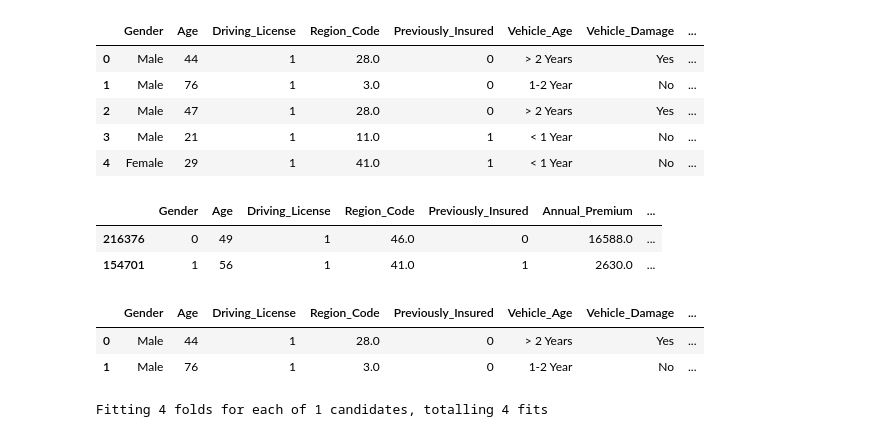
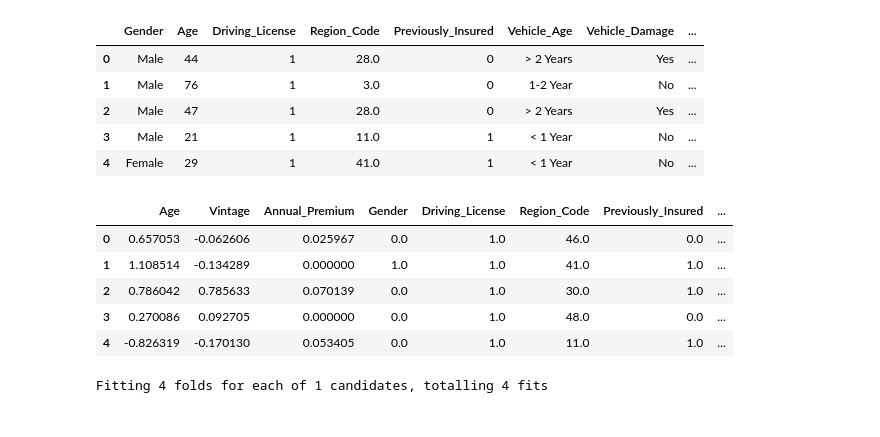
Before and after one commit to keshav-github-123/Vechile-Insurance, a Jupyter notebook: notebook/new.ipynb, the cells around one changed output. Saved outputs shown, nothing was run; the diff lists cells and outputs as text; code cells hidden in the pictures.

Commit message:
column transformer added

```diff
--- a/notebook/new.ipynb
+++ b/notebook/new.ipynb
@@ -22,57 +24,53 @@ df.head()
 # %%
 from sklearn.model_selection import train_test_split
 from sklearn.preprocessing import LabelEncoder, StandardScaler, MinMaxScaler, RobustScaler
 from sklearn.compose import ColumnTransformer
 
 train_target=df['Response']
 train=df.drop(['Response'], axis = 1)
 x_train,x_test,y_train,y_test = train_test_split(train,train_target, random_state = 0)
 
-# mapping 'Gender' col to (0, 1) values
+
 x_train['Gender'] = x_train['Gender'].map( {'Female': 0, 'Male': 1} ).astype(int)
 
 
-x_train=pd.get_dummies(x_train,drop_first=True)
+x_train=pd.get_dummies(x_train,drop_first=True, columns=["Vehicle_Age", "Vehicle_Damage"])
 x_train['Vehicle_Age_< 1 Year'] = x_train['Vehicle_Age_< 1 Year'].astype('int')
 x_train['Vehicle_Age_> 2 Years'] = x_train['Vehicle_Age_> 2 Years'].astype('int')
 x_train['Vehicle_Damage_Yes'] = x_train['Vehicle_Damage_Yes'].astype('int')
-
-
-num_feat = ['Age','Vintage']
-"""ss = StandardScaler()
-x_train[num_feat] = ss.fit_transform(x_train[num_feat])
-
-
-mm = MinMaxScaler()
-x_train[['Annual_Premium']] = mm.fit_transform(x_train[['Annual_Premium']])
-x_train.head(2)"""
-
 
 numeric_transformer = StandardScaler()
 min_max_scaler = MinMaxScaler()
 preprocessor = ColumnTransformer(
                 transformers=[
-                    ("StandardScaler", numeric_transformer, num_feat),
+                    ("StandardScaler", numeric_transformer, ['Age','Vintage']),
                     ("MinMaxScaler", min_max_scaler, ['Annual_Premium'])
                 ],
                 remainder='passthrough'  # Leaves other columns as they are
             )
 
 final_pipeline = Pipeline(steps=[("Preprocessor", preprocessor)])
 input_feature_train_arr = preprocessor.fit_transform(x_train)
+x_train = pd.DataFrame(input_feature_train_arr, columns=preprocessor.get_feature_names_out())
 
 
-x_train.head(2)
+x_train.columns = x_train.columns.str.replace('StandardScaler__', '', regex=False)
+x_train.columns = x_train.columns.str.replace('MinMaxScaler__', '', regex=False)
+x_train.columns = x_train.columns.str.replace('remainder__', '', regex=False)
+
+
+
+joblib.dump(final_pipeline, 'preprocessor_pipeline.pkl')
+
+
+x_train.head()
 # %% [output]
-|  | Gender | Age | Driving_License | Region_Code | Previously_Insured | Annual_Premium | ... |
-| 216376 | 0 | 49 | 1 | 46.0 | 0 | 16588.0 | ... |
-| 154701 | 1 | 56 | 1 | 41.0 | 1 | 2630.0 | ... |
+|  | Age | Vintage | Annual_Premium | Gender | Driving_License | Region_Code | Previously_Insured | ... |
+| 0 | 0.657053 | -0.062606 | 0.025967 | 0.0 | 1.0 | 46.0 | 0.0 | ... |
+| 1 | 1.108514 | -0.134289 | 0.000000 | 1.0 | 1.0 | 41.0 | 1.0 | ... |
+| 2 | 0.786042 | 0.785633 | 0.070139 | 0.0 | 1.0 | 30.0 | 1.0 | ... |
+| 3 | 0.270086 | 0.092705 | 0.000000 | 0.0 | 1.0 | 48.0 | 0.0 | ... |
+| 4 | -0.826319 | -0.170130 | 0.053405 | 0.0 | 1.0 | 11.0 | 1.0 | ... |
-# %%
-df.head(2)
-# %% [output]
-|  | Gender | Age | Driving_License | Region_Code | Previously_Insured | Vehicle_Age | Vehicle_Damage | ... |
-| 0 | Male | 44 | 1 | 28.0 | 0 | > 2 Years | Yes | ... |
-| 1 | Male | 76 | 1 | 3.0 | 0 | 1-2 Year | No | ... |
 # %%
 from sklearn.ensemble import RandomForestClassifier
 from sklearn.model_selection import RandomizedSearchCV
```
Also changed, not shown: parts of 7 cells of this notebook.
